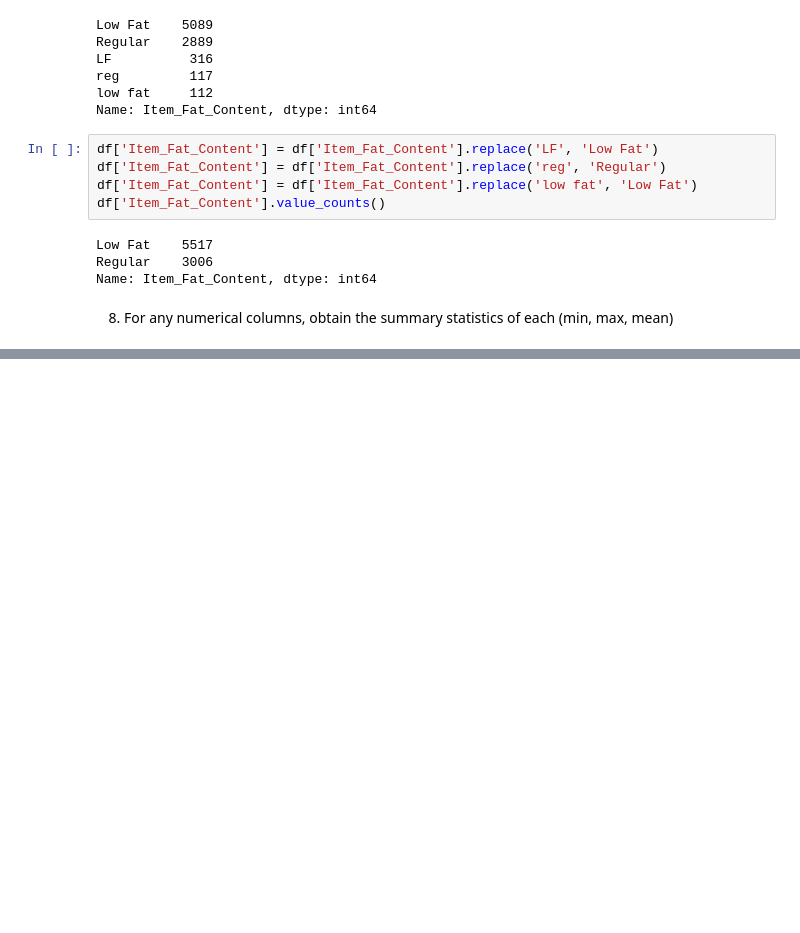
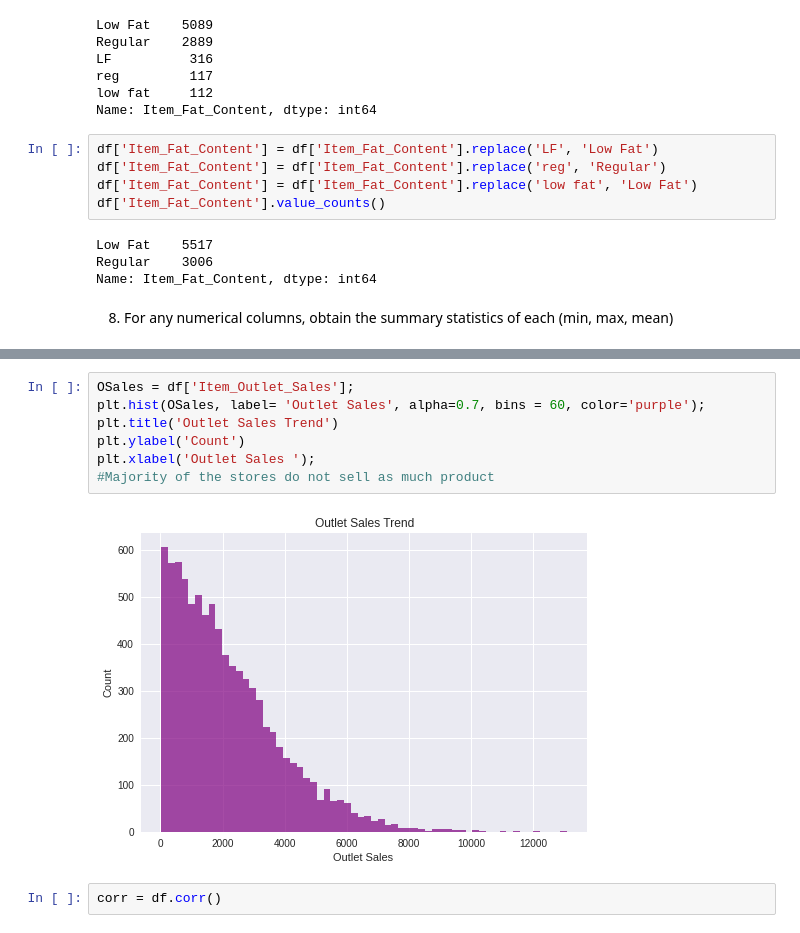
Before and after one commit to CheyQ27/Grocery-Sales, a Jupyter notebook: Sales_Predictions.ipynb, the cells around one changed output, grey strips where cells are left out. Saved outputs shown, nothing was run; the diff lists cells and outputs as text; blank space fills up the shorter version.

```diff
--- a/Sales_Predictions.ipynb
+++ b/Sales_Predictions.ipynb
@@ -221,0 +236,11 @@ df.describe().round(2)
+# %%
+OSales = df['Item_Outlet_Sales'];
+plt.hist(OSales, label= 'Outlet Sales', alpha=0.7, bins = 60, color='purple');
+plt.title('Outlet Sales Trend')
+plt.ylabel('Count')
+plt.xlabel('Outlet Sales ');
+#Majority of the stores do not sell as much product
+# %% [output]
+[figure, added]
+# %%
+corr = df.corr()
```
Also changed, not shown: parts of 8 cells of this notebook.
